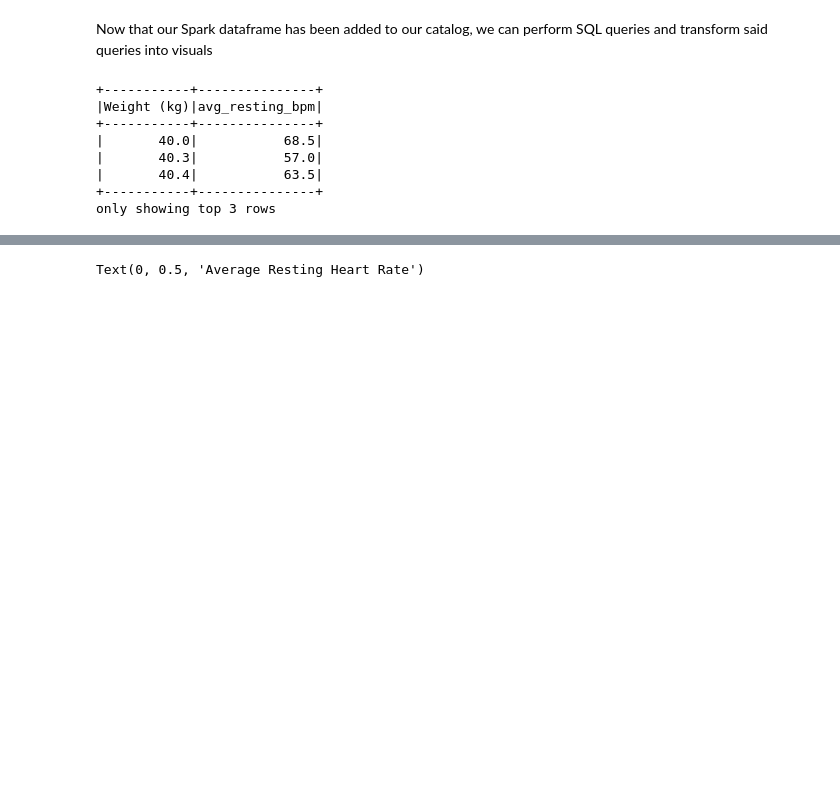
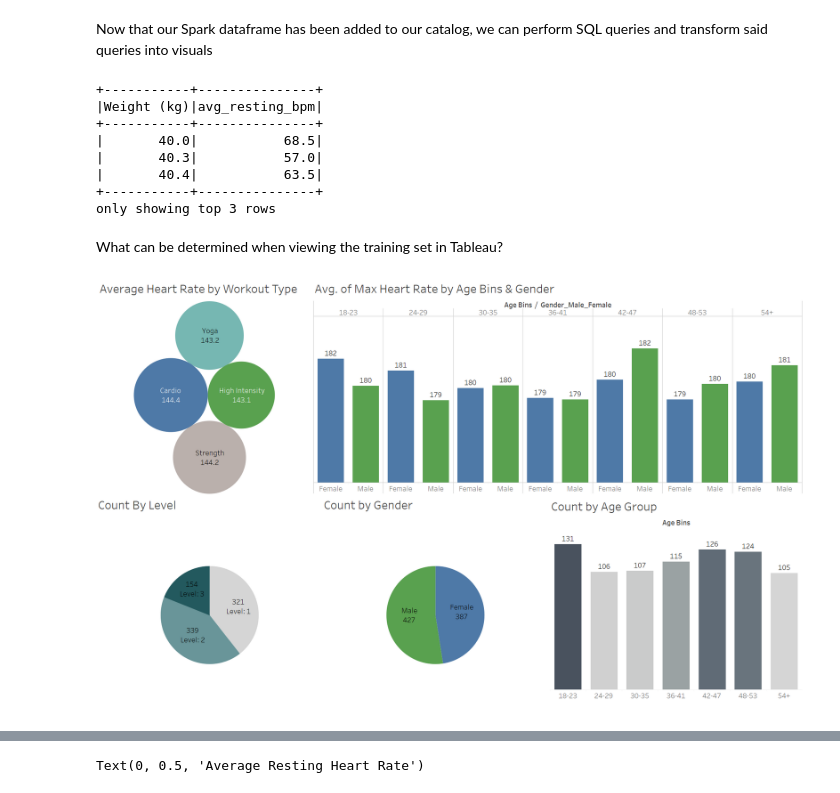
Before and after one commit to kklimov1/AngularSparkDataScienceProject, a Jupyter notebook: healthAnalysisCleaned.ipynb, the cells around one changed output, grey strips where cells are left out. Saved outputs shown, nothing was run; the diff lists cells and outputs as text; code cells hidden in the pictures; blank space fills up the shorter version.

Commit message:
Added Tableau image

```diff
--- a/healthAnalysisCleaned.ipynb
+++ b/healthAnalysisCleaned.ipynb
@@ -218,3 +219,9 @@ sample_return_query.show(n=3)
 |       40.4|           63.5|
 +-----------+---------------+
 only showing top 3 rows
+# %% [markdown]
+What can be determined when viewing the training set in Tableau?
+# %%
+Image("thumbnail_image-7.png", width=1150)
+# %% [output]
+[figure, added]
```
Also changed, not shown: parts of 4 cells of this notebook, 2 other files.
